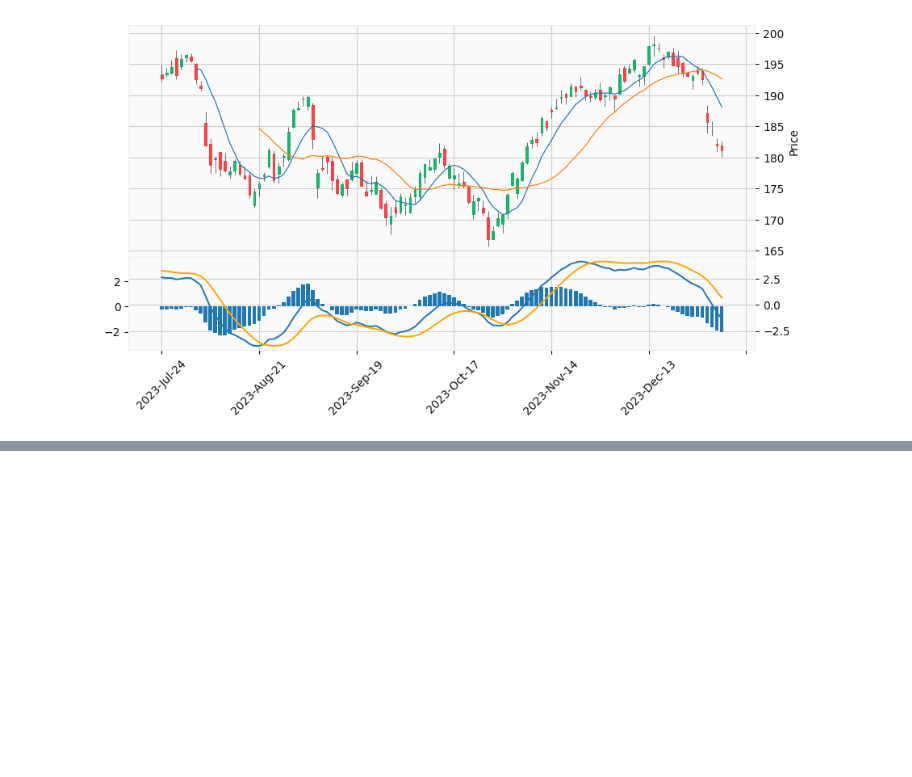
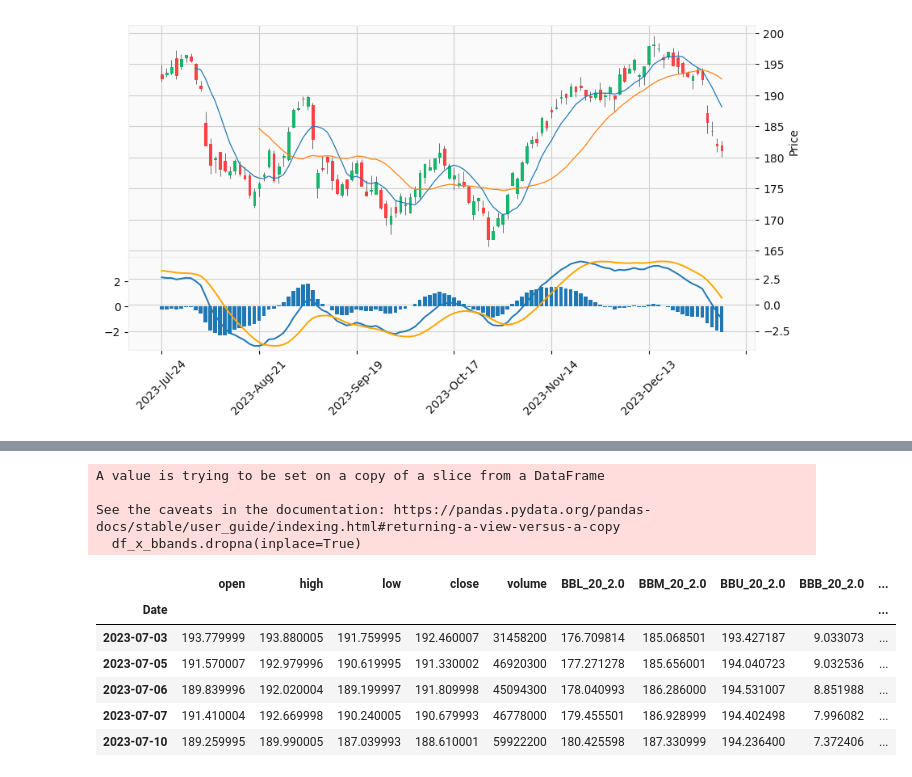
Before and after one commit to Mzu-Soci/Trading-Signal-Services, a Jupyter notebook: trading_service.ipynb, the cells around one changed output, grey strips where cells are left out. Saved outputs shown, nothing was run; the diff lists cells and outputs as text; code cells hidden in the pictures; blank space fills up the shorter version.

```diff
--- a/trading_service.ipynb
+++ b/trading_service.ipynb
@@ -196,0 +244,17 @@ mpf.plot(df_x_macd, type="candle", mav=(8,21), style="yahoo", figratio=(15,8), a
+# %%
+df_x_bbands.dropna(inplace=True)
+# %% [output]
+A value is trying to be set on a copy of a slice from a DataFrame
+
+See the caveats in the documentation: https://pandas.pydata.org/pandas-docs/stable/user_guide/indexing.html#returning-a-view-versus-a-copy
+  df_x_bbands.dropna(inplace=True)
+# %%
+df_x_bbands.head()
+# %% [output]
+|  | open | high | low | close | volume | BBL_20_2.0 | BBM_20_2.0 | BBU_20_2.0 | BBB_20_2.0 | ... |
+| Date |  |  |  |  |  |  |  |  |  | ... |
+| 2023-07-03 | 193.779999 | 193.880005 | 191.759995 | 192.460007 | 31458200 | 176.709814 | 185.068501 | 193.427187 | 9.033073 | ... |
+| 2023-07-05 | 191.570007 | 192.979996 | 190.619995 | 191.330002 | 46920300 | 177.271278 | 185.656001 | 194.040723 | 9.032536 | ... |
+| 2023-07-06 | 189.839996 | 192.020004 | 189.199997 | 191.809998 | 45094300 | 178.040993 | 186.286000 | 194.531007 | 8.851988 | ... |
+| 2023-07-07 | 191.410004 | 192.669998 | 190.240005 | 190.679993 | 46778000 | 179.455501 | 186.928999 | 194.402498 | 7.996082 | ... |
+| 2023-07-10 | 189.259995 | 189.990005 | 187.039993 | 188.610001 | 59922200 | 180.425598 | 187.330999 | 194.236400 | 7.372406 | ... |
```
Also changed, not shown: parts of 5 cells of this notebook.
